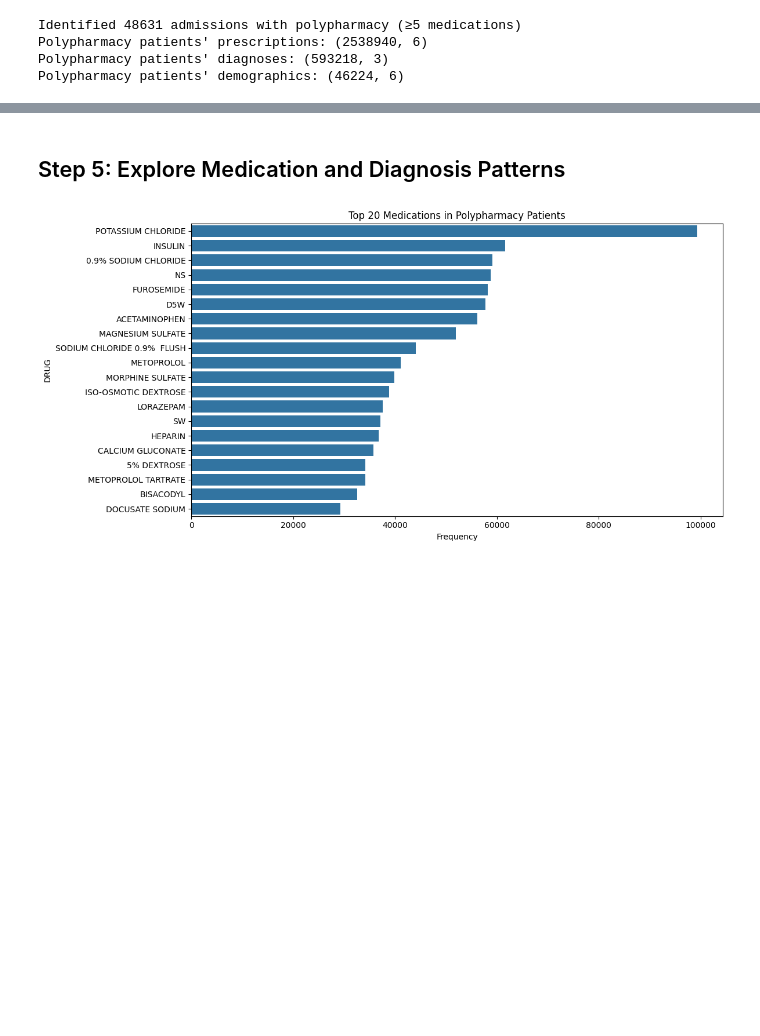
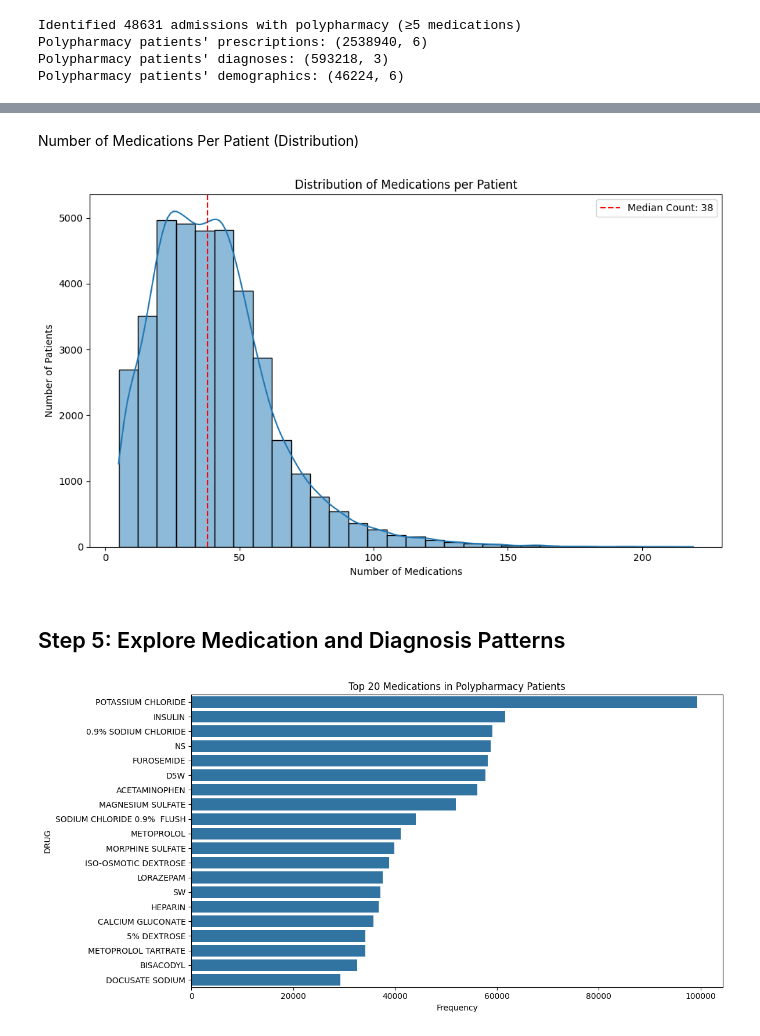
Before and after one commit to knkarthik01/polypharmacy-med-recommendation, a Jupyter notebook: Medication_Recommendation_System_for_Polypharmacy_Patients.ipynb, the cells around one changed output, grey strips where cells are left out. Saved outputs shown, nothing was run; the diff lists cells and outputs as text; code cells hidden in the pictures; blank space fills up the shorter version.

```diff
--- a/Medication_Recommendation_System_for_Polypharmacy_Patients.ipynb
+++ b/Medication_Recommendation_System_for_Polypharmacy_Patients.ipynb
@@ -277,3 +293,22 @@ Polypharmacy patients' demographics: (46224, 6)
+# %% [markdown]
+Number of Medications Per Patient (Distribution)
+# %%
+# 4.5 Visualize medications per patient distribution
+meds_per_patient = poly_prescriptions.groupby('SUBJECT_ID')['DRUG'].nunique().reset_index()
+meds_per_patient.columns = ['SUBJECT_ID', 'MEDICATION_COUNT']
+
+plt.figure(figsize=(10, 6))
+sns.histplot(meds_per_patient['MEDICATION_COUNT'], bins=30, kde=True)
+plt.title('Distribution of Medications per Patient')
+plt.xlabel('Number of Medications')
+plt.ylabel('Number of Patients')
+plt.axvline(meds_per_patient['MEDICATION_COUNT'].median(), color='red', linestyle='--',
+            label=f'Median Count: {meds_per_patient["MEDICATION_COUNT"].median():.0f}')
+plt.legend()
+plt.tight_layout()
+plt.show()
+# %% [output]
+[figure, added]
 # %% [markdown]
 ## Step 5: Explore Medication and Diagnosis Patterns
 # %%
```
Also changed, not shown: parts of 9 cells of this notebook.
